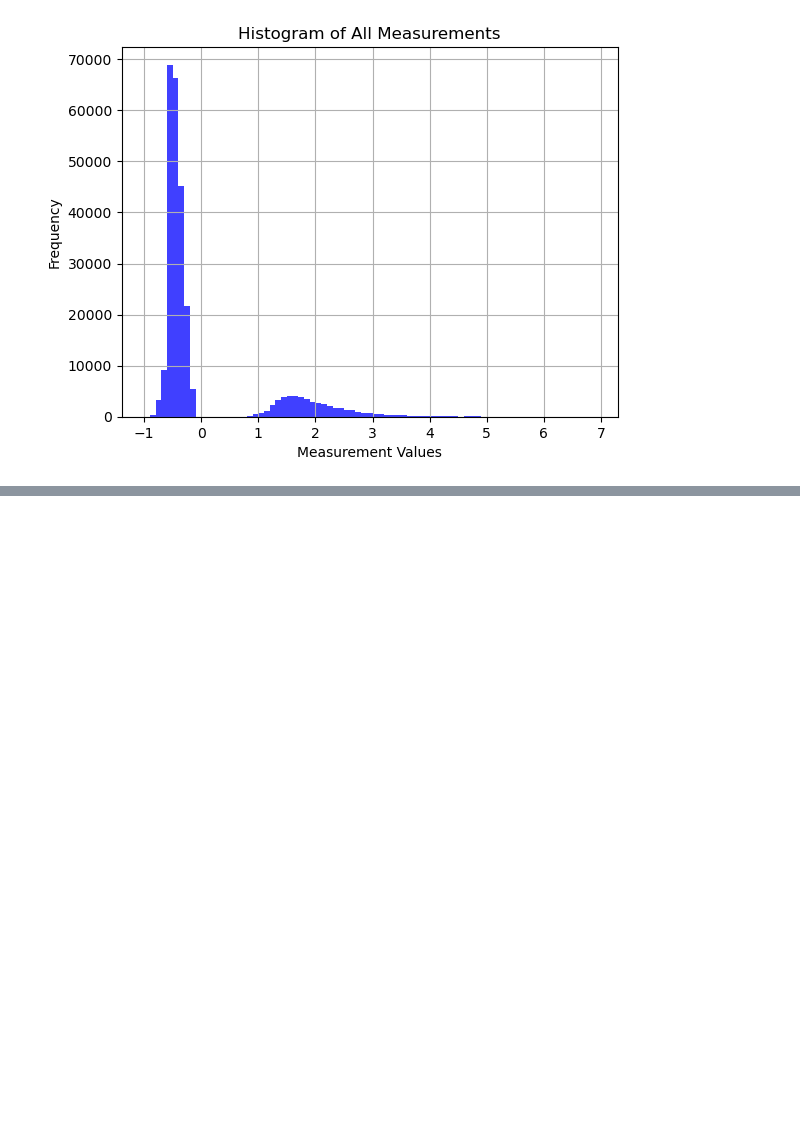
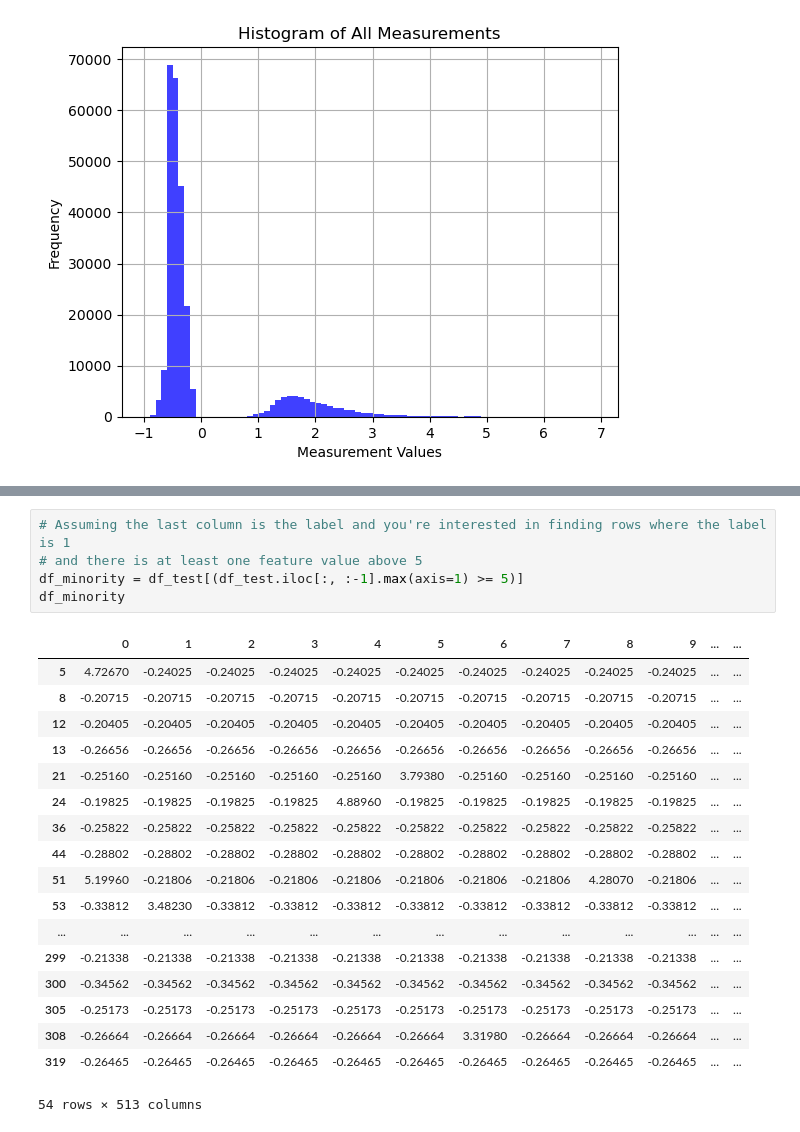
Before and after one commit to mikigit97/Earthquake, a Jupyter notebook: Earthquake notebook.ipynb, the cells around one changed output, grey strips where cells are left out. Cells and saved outputs as stored; diff of their text form; blank space fills up the shorter version.

```diff
--- a/Earthquake notebook.ipynb
+++ b/Earthquake notebook.ipynb
@@ -674,0 +709,24 @@ df_minority.iloc[:, :-1].head()
+# %%
+# Assuming the last column is the label and you're interested in finding rows where the label is 1
+# and there is at least one feature value above 5
+df_minority = df_test[(df_test.iloc[:, :-1].max(axis=1) >= 5)]
+df_minority
+# %% [output]
+|  | 0 | 1 | 2 | 3 | 4 | 5 | 6 | 7 | 8 | 9 | ... | ... |
+| 5 | 4.72670 | -0.24025 | -0.24025 | -0.24025 | -0.24025 | -0.24025 | -0.24025 | -0.24025 | -0.24025 | -0.24025 | ... | ... |
+| 8 | -0.20715 | -0.20715 | -0.20715 | -0.20715 | -0.20715 | -0.20715 | -0.20715 | -0.20715 | -0.20715 | -0.20715 | ... | ... |
+| 12 | -0.20405 | -0.20405 | -0.20405 | -0.20405 | -0.20405 | -0.20405 | -0.20405 | -0.20405 | -0.20405 | -0.20405 | ... | ... |
+| 13 | -0.26656 | -0.26656 | -0.26656 | -0.26656 | -0.26656 | -0.26656 | -0.26656 | -0.26656 | -0.26656 | -0.26656 | ... | ... |
+| 21 | -0.25160 | -0.25160 | -0.25160 | -0.25160 | -0.25160 | 3.79380 | -0.25160 | -0.25160 | -0.25160 | -0.25160 | ... | ... |
+| 24 | -0.19825 | -0.19825 | -0.19825 | -0.19825 | 4.88960 | -0.19825 | -0.19825 | -0.19825 | -0.19825 | -0.19825 | ... | ... |
+| 36 | -0.25822 | -0.25822 | -0.25822 | -0.25822 | -0.25822 | -0.25822 | -0.25822 | -0.25822 | -0.25822 | -0.25822 | ... | ... |
+| 44 | -0.28802 | -0.28802 | -0.28802 | -0.28802 | -0.28802 | -0.28802 | -0.28802 | -0.28802 | -0.28802 | -0.28802 | ... | ... |
+| 51 | 5.19960 | -0.21806 | -0.21806 | -0.21806 | -0.21806 | -0.21806 | -0.21806 | -0.21806 | 4.28070 | -0.21806 | ... | ... |
+| 53 | -0.33812 | 3.48230 | -0.33812 | -0.33812 | -0.33812 | -0.33812 | -0.33812 | -0.33812 | -0.33812 | -0.33812 | ... | ... |
+| ... | ... | ... | ... | ... | ... | ... | ... | ... | ... | ... | ... | ... |
+| 299 | -0.21338 | -0.21338 | -0.21338 | -0.21338 | -0.21338 | -0.21338 | -0.21338 | -0.21338 | -0.21338 | -0.21338 | ... | ... |
+| 300 | -0.34562 | -0.34562 | -0.34562 | -0.34562 | -0.34562 | -0.34562 | -0.34562 | -0.34562 | -0.34562 | -0.34562 | ... | ... |
+| 305 | -0.25173 | -0.25173 | -0.25173 | -0.25173 | -0.25173 | -0.25173 | -0.25173 | -0.25173 | -0.25173 | -0.25173 | ... | ... |
+| 308 | -0.26664 | -0.26664 | -0.26664 | -0.26664 | -0.26664 | -0.26664 | 3.31980 | -0.26664 | -0.26664 | -0.26664 | ... | ... |
+| 319 | -0.26465 | -0.26465 | -0.26465 | -0.26465 | -0.26465 | -0.26465 | -0.26465 | -0.26465 | -0.26465 | -0.26465 | ... | ... |
+54 rows × 513 columns
```
Also changed, not shown: parts of 10 cells of this notebook.
